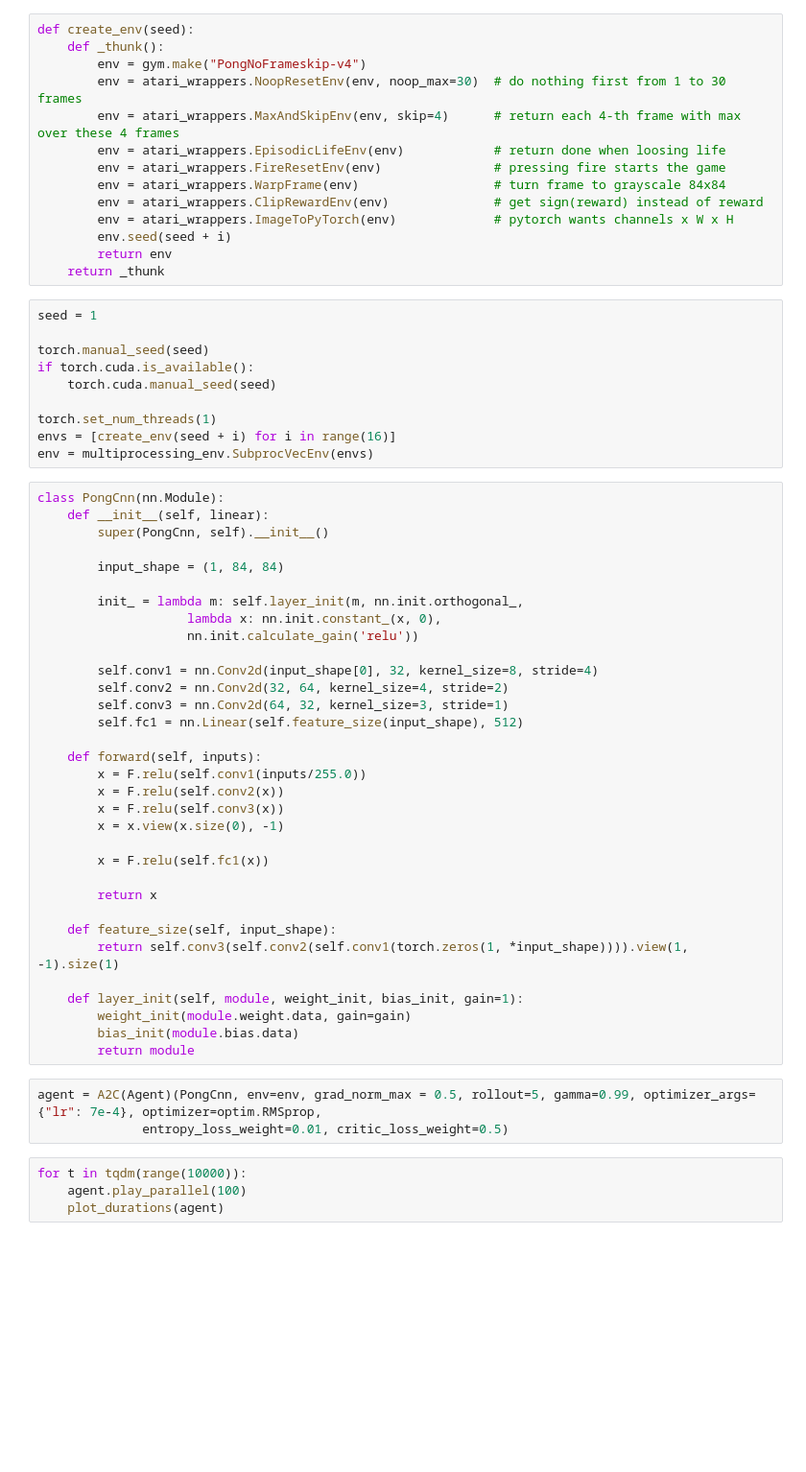
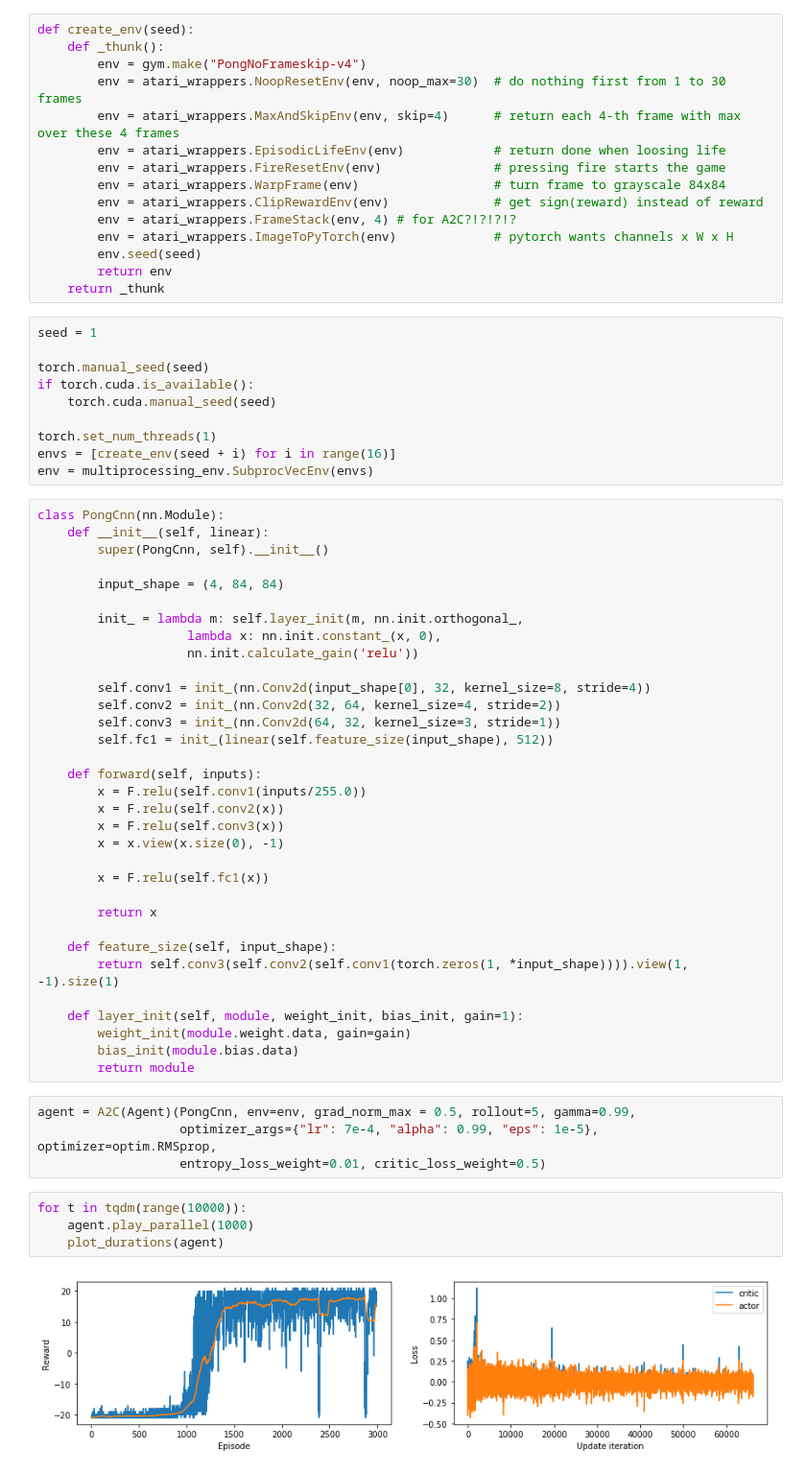
Before and after one commit to FortsAndMills/Learning-Reinforcement-Learning, a Jupyter notebook: Creating A2C.ipynb, the cells around one changed output. Shown at 96% size. Saved outputs shown, nothing was run; the diff lists cells and outputs as text; blank space fills up the shorter version.

```diff
--- a/Creating A2C.ipynb
+++ b/Creating A2C.ipynb
@@ -22,8 +22,9 @@ def create_env(seed):
         env = atari_wrappers.FireResetEnv(env)               # pressing fire starts the game
         env = atari_wrappers.WarpFrame(env)                  # turn frame to grayscale 84x84
         env = atari_wrappers.ClipRewardEnv(env)              # get sign(reward) instead of reward
+        env = atari_wrappers.FrameStack(env, 4) # for A2C?!?!?!?
         env = atari_wrappers.ImageToPyTorch(env)             # pytorch wants channels x W x H
-        env.seed(seed + i)
+        env.seed(seed)
         return env
     return _thunk
 # %%
@@ -41,16 +42,16 @@ class PongCnn(nn.Module):
     def __init__(self, linear):
         super(PongCnn, self).__init__()
 
-        input_shape = (1, 84, 84)
+        input_shape = (4, 84, 84)
 
         init_ = lambda m: self.layer_init(m, nn.init.orthogonal_,
                     lambda x: nn.init.constant_(x, 0),
                     nn.init.calculate_gain('relu'))
 
-        self.conv1 = nn.Conv2d(input_shape[0], 32, kernel_size=8, stride=4)
-        self.conv2 = nn.Conv2d(32, 64, kernel_size=4, stride=2)
-        self.conv3 = nn.Conv2d(64, 32, kernel_size=3, stride=1)
-        self.fc1 = nn.Linear(self.feature_size(input_shape), 512)
+        self.conv1 = init_(nn.Conv2d(input_shape[0], 32, kernel_size=8, stride=4))
+        self.conv2 = init_(nn.Conv2d(32, 64, kernel_size=4, stride=2))
+        self.conv3 = init_(nn.Conv2d(64, 32, kernel_size=3, stride=1))
+        self.fc1 = init_(linear(self.feature_size(input_shape), 512))
 
     def forward(self, inputs):
         x = F.relu(self.conv1(inputs/255.0))
@@ -70,11 +71,13 @@ class PongCnn(nn.Module):
         bias_init(module.bias.data)
         return module
 # %%
-agent = A2C(Agent)(PongCnn, env=env, grad_norm_max = 0.5, rollout=5, gamma=0.99, optimizer_args={"lr": 7e-4}, optimizer=optim.RMSprop,
-              entropy_loss_weight=0.01, critic_loss_weight=0.5)
+agent = A2C(Agent)(PongCnn, env=env, grad_norm_max = 0.5, rollout=5, gamma=0.99,
+                   optimizer_args={"lr": 7e-4, "alpha": 0.99, "eps": 1e-5}, optimizer=optim.RMSprop,
+                   entropy_loss_weight=0.01, critic_loss_weight=0.5)
 # %%
 for t in tqdm(range(10000)):
-    agent.play_parallel(100)
+    agent.play_parallel(1000)
     plot_durations(agent)
 # %% [output]
+[figure, added]
 KeyboardInterrupt:
```
Also changed, not shown: parts of 2 cells of this notebook.
